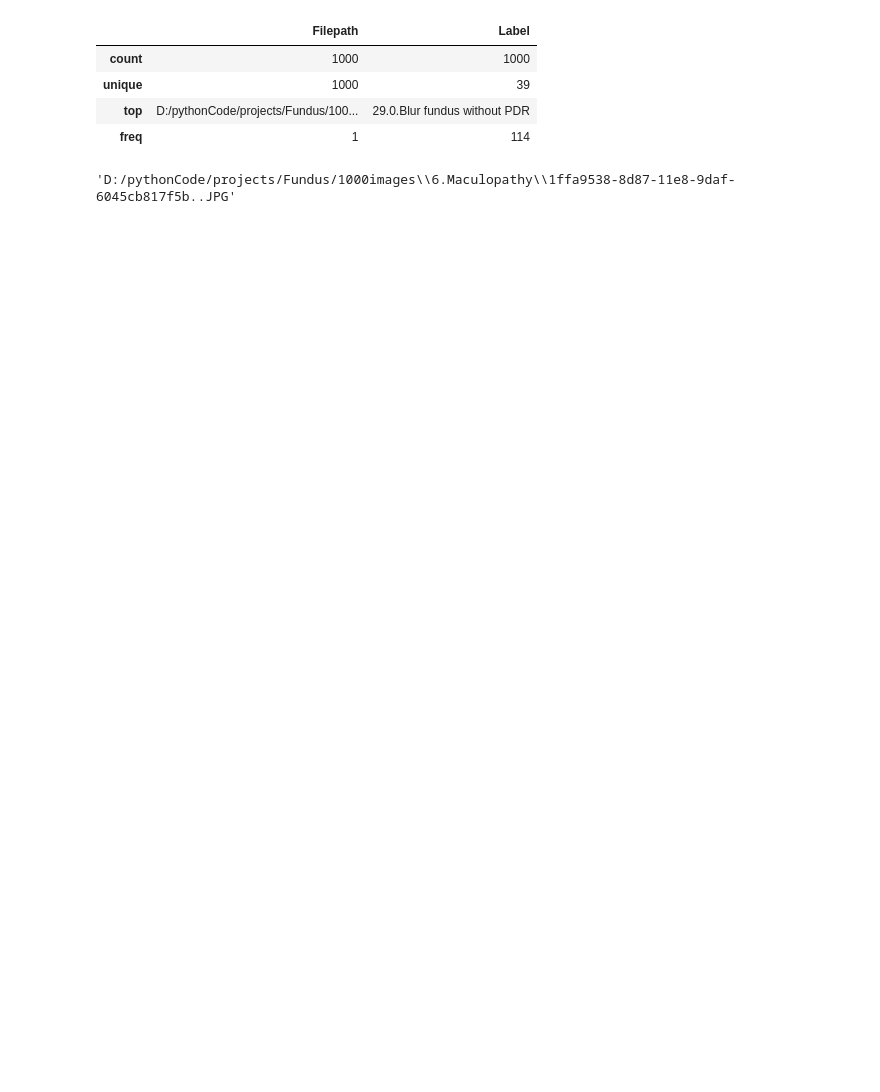
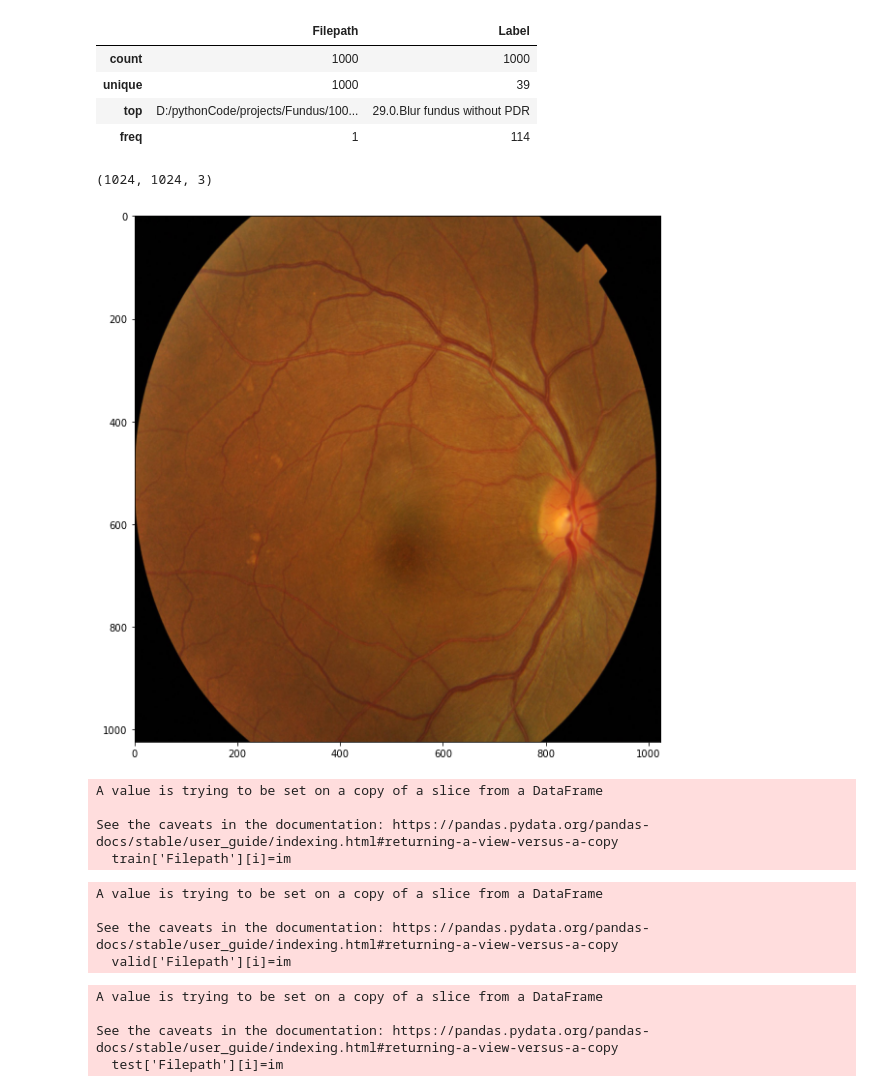
Before and after one commit to charcode123/Fundus-image-up-sampling, a Jupyter notebook: datapreprocess.ipynb, the cells around one changed output. Drawn from its saved outputs; the diff is of its cells as text; code cells hidden in the pictures; blank space fills up the shorter version.

```diff
--- a/datapreprocess.ipynb
+++ b/datapreprocess.ipynb
@@ -69,7 +138,18 @@ data.describe()
 | unique | 1000 | 39 |
 | top | D:/pythonCode/projects/Fundus/100... | 29.0.Blur fundus without PDR |
 | freq | 1 | 114 |
-# %%
-data['Filepath'][0]
-# %% [output]
-'D:/pythonCode/projects/Fundus/1000images\\6.Maculopathy\\1ffa9538-8d87-11e8-9daf-6045cb817f5b..JPG'
+# %%
+def show_image(path):
+    im=cv2.imread(path)
+    im=cv2.cvtColor(im,cv2.COLOR_BGR2RGB)
+    # im=cv2.resize(im,[200,200])
+    # im=cv2.resize(im,[256,256])
+    im=cv2.resize(im,[1024,1024])
+    plt.figure(figsize=[10,10])
+    plt.imshow(im)
+    print(im.shape)
+# %%
+show_image(data['Filepath'][140])
+# %% [output]
+(1024, 1024, 3)
+[figure, added]
@@ -75,0 +160,36 @@ data['Filepath'][0]
+# %%
+for i in range(len(train)):
+        im=cv2.imread(train['Filepath'][i])
+        im=cv2.cvtColor(im,cv2.COLOR_BGR2RGB)
+        im=cv2.resize(im,[1024,1024])
+        im = im.astype('float32') / 255.0
+        train['Filepath'][i]=im
+# %% [output]
+A value is trying to be set on a copy of a slice from a DataFrame
+
+See the caveats in the documentation: https://pandas.pydata.org/pandas-docs/stable/user_guide/indexing.html#returning-a-view-versus-a-copy
+  train['Filepath'][i]=im
+# %%
+for i in range(700,800):
+        im=cv2.imread(valid['Filepath'][i])
+        im=cv2.cvtColor(im,cv2.COLOR_BGR2RGB)
+        im=cv2.resize(im,[1024,1024])
+        im = im.astype('float32') / 255.0
+        valid['Filepath'][i]=im
+# %% [output]
+A value is trying to be set on a copy of a slice from a DataFrame
+
+See the caveats in the documentation: https://pandas.pydata.org/pandas-docs/stable/user_guide/indexing.html#returning-a-view-versus-a-copy
+  valid['Filepath'][i]=im
+# %%
+for i in range(800,1000):
+        im=cv2.imread(test['Filepath'][i])
+        im=cv2.cvtColor(im,cv2.COLOR_BGR2RGB)
+        im=cv2.resize(im,[1024,1024])
+        im = im.astype('float32') / 255.0
+        test['Filepath'][i]=im
+# %% [output]
+A value is trying to be set on a copy of a slice from a DataFrame
+
+See the caveats in the documentation: https://pandas.pydata.org/pandas-docs/stable/user_guide/indexing.html#returning-a-view-versus-a-copy
+  test['Filepath'][i]=im
```
Also changed, not shown: parts of 15 cells of this notebook, 1 other file.
